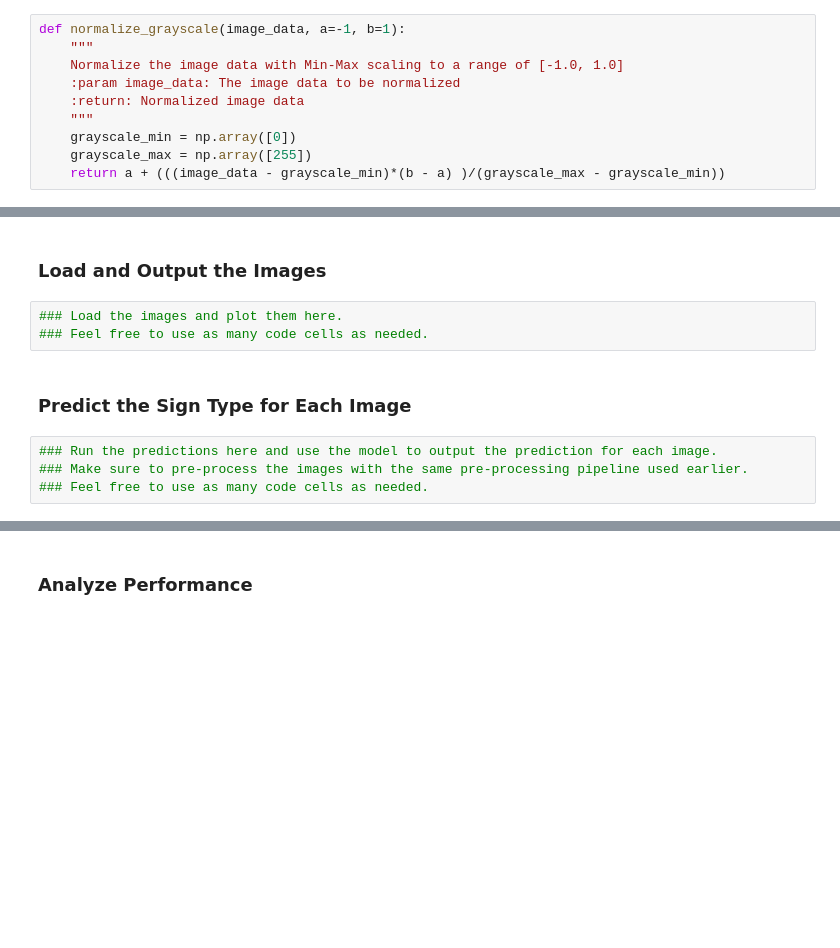
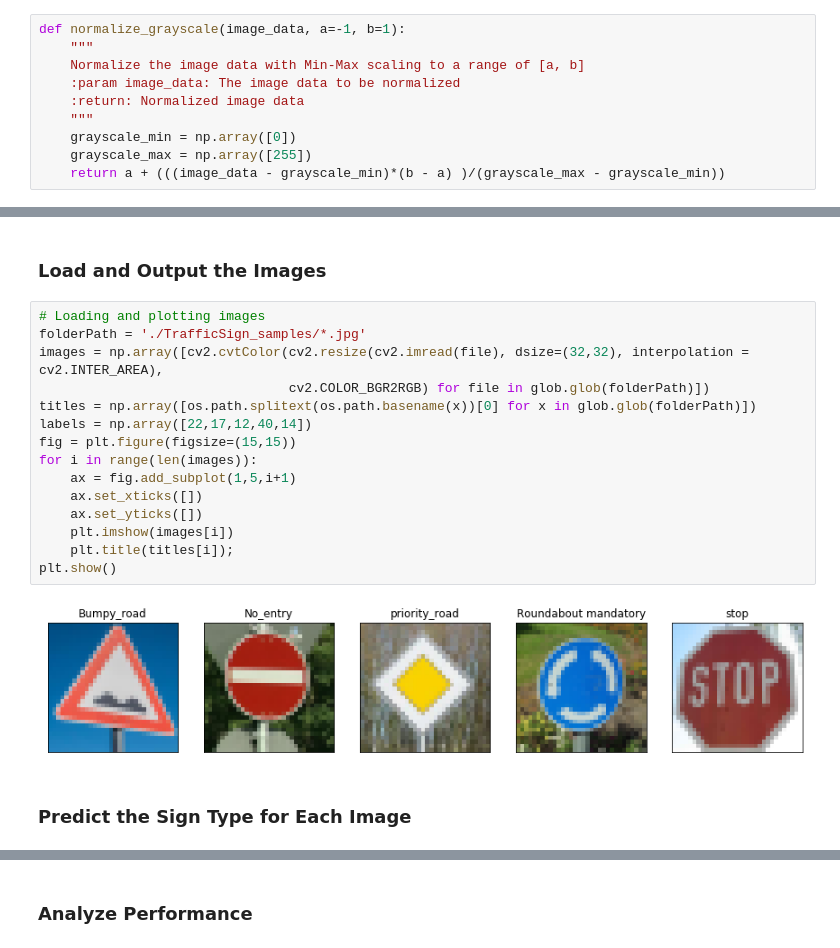
Before and after one commit to CheloGE/CarND-Traffic-Sign-Classifier-Project, a Jupyter notebook: Traffic_Sign_Classifier.ipynb, the cells around one changed output, grey strips where cells are left out. Drawn from its saved outputs; the diff is of its cells as text; blank space fills up the shorter version.

```diff
--- a/Traffic_Sign_Classifier.ipynb
+++ b/Traffic_Sign_Classifier.ipynb
@@ -206,7 +218,7 @@ Use the code cell (or multiple code cells, if necessary) to implement the first
 # %%
 def normalize_grayscale(image_data, a=-1, b=1):
     """
-    Normalize the image data with Min-Max scaling to a range of [-1.0, 1.0]
+    Normalize the image data with Min-Max scaling to a range of [a, b]
     :param image_data: The image data to be normalized
     :return: Normalized image data
     """
@@ -477,12 +491,22 @@ To give yourself more insight into how your model is working, download at least
 You may find `signnames.csv` useful as it contains mappings from the class id (integer) to the actual sign name.
 # %% [markdown]
 ### Load and Output the Images
-# %%
-### Load the images and plot them here.
-### Feel free to use as many code cells as needed.
+# %%
+# Loading and plotting images
+folderPath = './TrafficSign_samples/*.jpg'
+images = np.array([cv2.cvtColor(cv2.resize(cv2.imread(file), dsize=(32,32), interpolation = cv2.INTER_AREA),
+                                cv2.COLOR_BGR2RGB) for file in glob.glob(folderPath)])
+titles = np.array([os.path.splitext(os.path.basename(x))[0] for x in glob.glob(folderPath)])
+labels = np.array([22,17,12,40,14])
+fig = plt.figure(figsize=(15,15))
+for i in range(len(images)):
+    ax = fig.add_subplot(1,5,i+1)
+    ax.set_xticks([])
+    ax.set_yticks([])
+    plt.imshow(images[i])
+    plt.title(titles[i]);
+plt.show()
+# %% [output]
+[figure, added]
 # %% [markdown]
 ### Predict the Sign Type for Each Image
-# %%
-### Run the predictions here and use the model to output the prediction for each image.
-### Make sure to pre-process the images with the same pre-processing pipeline used earlier.
-### Feel free to use as many code cells as needed.
```
Also changed, not shown: parts of 13 cells of this notebook, 21 other files.
